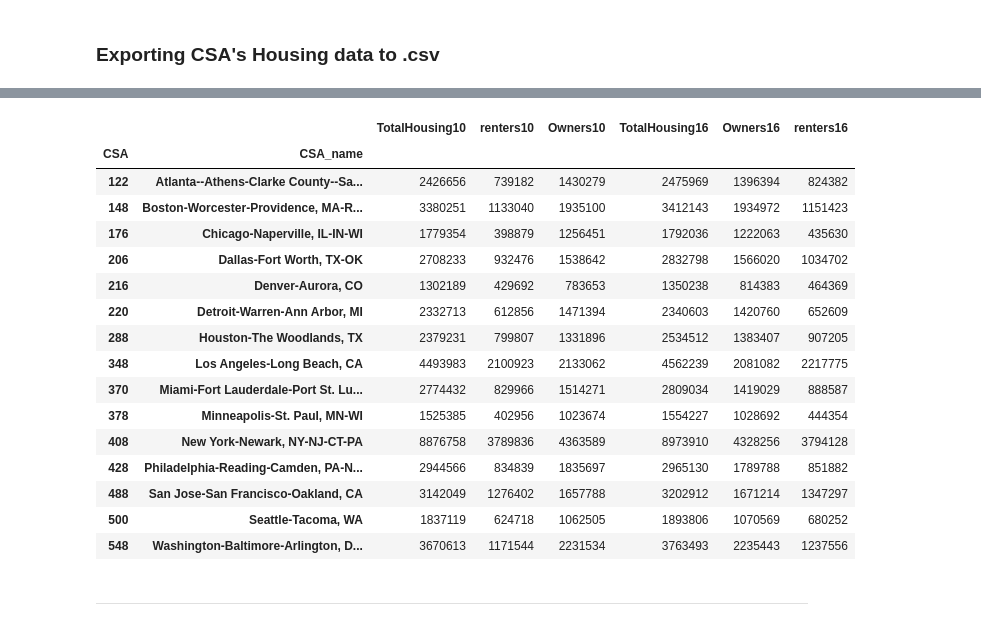
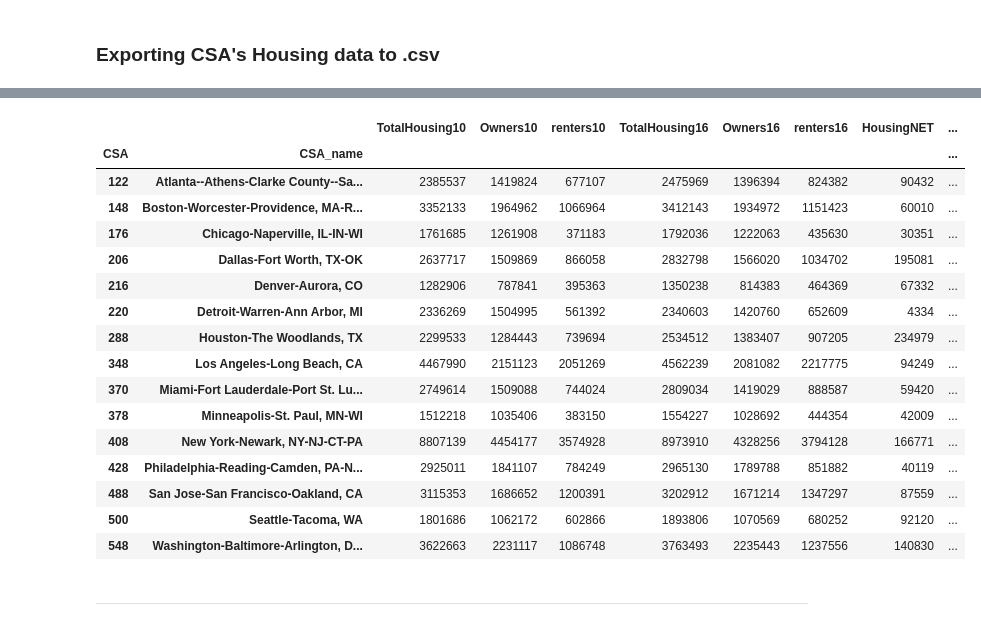
Before and after one commit to NYCPlanning/rp-USmetros_comparison, a Jupyter notebook: 3.2-Housing-Jobs10-16_ACS5.ipynb, the cells around one changed output, grey strips where cells are left out. Saved outputs shown, nothing was run; the diff lists cells and outputs as text; code cells hidden in the pictures.

```diff
--- a/3.2-Housing-Jobs10-16_ACS5.ipynb
+++ b/3.2-Housing-Jobs10-16_ACS5.ipynb
@@ -261,9 +261,8 @@ array(['PCT012A208', 'PCO0020033', 'PCT012C110', ..., 'PCO0020014',
 # %%
 # keyword for POP estimates
-totalHU10 = 'H00010001'
-owner10_1 = 'H0040002'
-owner10_2 = 'H0040003'
-renter10 = 'H0040004'
+totalHU10 = 'B25002_001E'
+owner10 = 'B25003_002E'
+renter10 = 'B25003_003E'
 
 aff1y10['variables'][totalHU10]
 # %% [output]
@@ -274,9 +274,8 @@ aff1y10['variables'][totalHU10]
 # %%
 # HU2010 data for all counties in the US
-totalHU10 = pd.read_json('https://api.census.gov/data/2010/sf1?get='+
+totalHU10 = pd.read_json('https://api.census.gov/data/2010/acs/acs5?get='+
                          totalHU10 + ',' +
-                         owner10_1 + ',' +
-                         owner10_2 + ',' +
+                         owner10 + ',' +
                          renter10 +',NAME&for=county:*&in=state:*')
 totalHU10.columns = totalHU10.iloc[0]
 totalHU10 = totalHU10[1:]
@@ -287,12 +286,10 @@ totalHU10['STCO'] = totalHU10[['state', 'county']].apply(lambda x: ''.join(x), a
 
 totalHU10.iloc[:,:3] = totalHU10.iloc[:,:3].apply(pd.to_numeric,
                                                  errors='coerce')
-totalHU10['Owners10'] = totalHU10['H0040002'] + totalHU10['H0040003']
 
-totalHU10 = totalHU10.drop(['state', 'county',
-                            'H0040002', 'H0040003'], axis=1)
-totalHU10.columns = ['TotalHousing10', 'renters10',
-                     'Name', 'STCO', 'Owners10']
+totalHU10 = totalHU10.drop(['state', 'county'], axis=1)
+totalHU10.columns = ['TotalHousing10', 'Owners10', 'renters10',
+                     'Name', 'STCO']
 
 print(totalHU10.shape)
 totalHU10.head()
@@ -372,25 +369,29 @@ CSA_housing10
 # %%
 CSA_housing = CSA_housing10.merge(CSA_housing16, left_index=True,
                                                  right_index=True)
 
+CSA_housing['HousingNET'] = CSA_housing['TotalHousing16']-CSA_housing['TotalHousing10']
+CSA_housing['OwnersNET'] = CSA_housing['Owners16']-CSA_housing['Owners10']
+CSA_housing['RentersNET'] = CSA_housing['renters16']-CSA_housing['renters10']
+
 CSA_housing
 # %% [output]
-|  |  | TotalHousing10 | renters10 | Owners10 | TotalHousing16 | Owners16 | renters16 |
-| CSA | CSA_name |  |  |  |  |  |  |
-| 122 | Atlanta--Athens-Clarke County--Sa... | 2426656 | 739182 | 1430279 | 2475969 | 1396394 | 824382 |
-| 148 | Boston-Worcester-Providence, MA-R... | 3380251 | 1133040 | 1935100 | 3412143 | 1934972 | 1151423 |
-| 176 | Chicago-Naperville, IL-IN-WI | 1779354 | 398879 | 1256451 | 1792036 | 1222063 | 435630 |
-| 206 | Dallas-Fort Worth, TX-OK | 2708233 | 932476 | 1538642 | 2832798 | 1566020 | 1034702 |
-| 216 | Denver-Aurora, CO | 1302189 | 429692 | 783653 | 1350238 | 814383 | 464369 |
-| 220 | Detroit-Warren-Ann Arbor, MI | 2332713 | 612856 | 1471394 | 2340603 | 1420760 | 652609 |
-| 288 | Houston-The Woodlands, TX | 2379231 | 799807 | 1331896 | 2534512 | 1383407 | 907205 |
-| 348 | Los Angeles-Long Beach, CA | 4493983 | 2100923 | 2133062 | 4562239 | 2081082 | 2217775 |
-| 370 | Miami-Fort Lauderdale-Port St. Lu... | 2774432 | 829966 | 1514271 | 2809034 | 1419029 | 888587 |
-| 378 | Minneapolis-St. Paul, MN-WI | 1525385 | 402956 | 1023674 | 1554227 | 1028692 | 444354 |
-| 408 | New York-Newark, NY-NJ-CT-PA | 8876758 | 3789836 | 4363589 | 8973910 | 4328256 | 3794128 |
-| 428 | Philadelphia-Reading-Camden, PA-N... | 2944566 | 834839 | 1835697 | 2965130 | 1789788 | 851882 |
-| 488 | San Jose-San Francisco-Oakland, CA | 3142049 | 1276402 | 1657788 | 3202912 | 1671214 | 1347297 |
-| 500 | Seattle-Tacoma, WA | 1837119 | 624718 | 1062505 | 1893806 | 1070569 | 680252 |
-| 548 | Washington-Baltimore-Arlington, D... | 3670613 | 1171544 | 2231534 | 3763493 | 2235443 | 1237556 |
+|  |  | TotalHousing10 | Owners10 | renters10 | TotalHousing16 | Owners16 | renters16 | HousingNET | ... |
+| CSA | CSA_name |  |  |  |  |  |  |  | ... |
+| 122 | Atlanta--Athens-Clarke County--Sa... | 2385537 | 1419824 | 677107 | 2475969 | 1396394 | 824382 | 90432 | ... |
+| 148 | Boston-Worcester-Providence, MA-R... | 3352133 | 1964962 | 1066964 | 3412143 | 1934972 | 1151423 | 60010 | ... |
+| 176 | Chicago-Naperville, IL-IN-WI | 1761685 | 1261908 | 371183 | 1792036 | 1222063 | 435630 | 30351 | ... |
+| 206 | Dallas-Fort Worth, TX-OK | 2637717 | 1509869 | 866058 | 2832798 | 1566020 | 1034702 | 195081 | ... |
+| 216 | Denver-Aurora, CO | 1282906 | 787841 | 395363 | 1350238 | 814383 | 464369 | 67332 | ... |
+| 220 | Detroit-Warren-Ann Arbor, MI | 2336269 | 1504995 | 561392 | 2340603 | 1420760 | 652609 | 4334 | ... |
+| 288 | Houston-The Woodlands, TX | 2299533 | 1284443 | 739694 | 2534512 | 1383407 | 907205 | 234979 | ... |
+| 348 | Los Angeles-Long Beach, CA | 4467990 | 2151123 | 2051269 | 4562239 | 2081082 | 2217775 | 94249 | ... |
+| 370 | Miami-Fort Lauderdale-Port St. Lu... | 2749614 | 1509088 | 744024 | 2809034 | 1419029 | 888587 | 59420 | ... |
+| 378 | Minneapolis-St. Paul, MN-WI | 1512218 | 1035406 | 383150 | 1554227 | 1028692 | 444354 | 42009 | ... |
+| 408 | New York-Newark, NY-NJ-CT-PA | 8807139 | 4454177 | 3574928 | 8973910 | 4328256 | 3794128 | 166771 | ... |
+| 428 | Philadelphia-Reading-Camden, PA-N... | 2925011 | 1841107 | 784249 | 2965130 | 1789788 | 851882 | 40119 | ... |
+| 488 | San Jose-San Francisco-Oakland, CA | 3115353 | 1686652 | 1200391 | 3202912 | 1671214 | 1347297 | 87559 | ... |
+| 500 | Seattle-Tacoma, WA | 1801686 | 1062172 | 602866 | 1893806 | 1070569 | 680252 | 92120 | ... |
+| 548 | Washington-Baltimore-Arlington, D... | 3622663 | 2231117 | 1086748 | 3763493 | 2235443 | 1237556 | 140830 | ... |
 # %%
 # export to .csv
```
Also changed, not shown: parts of 21 cells of this notebook, 5 other files.
